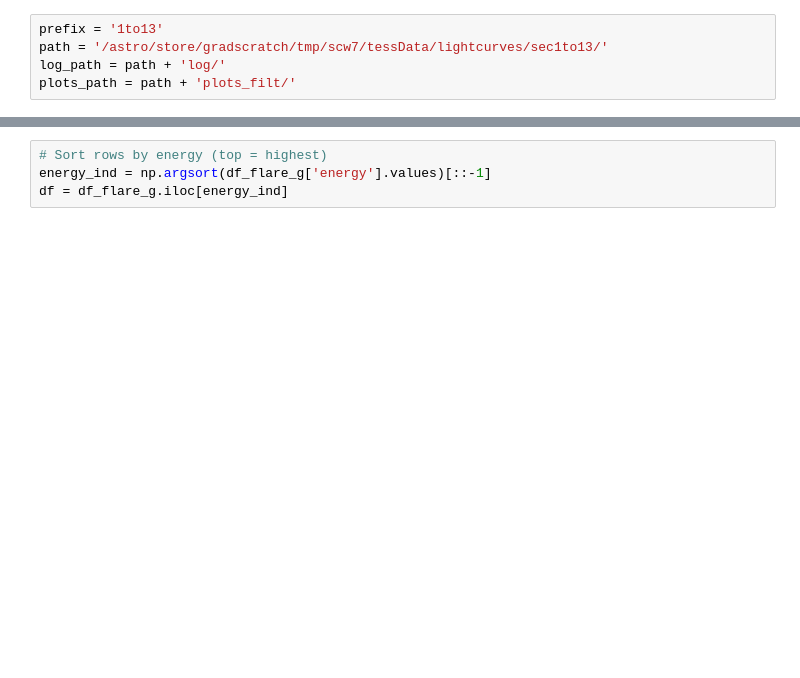
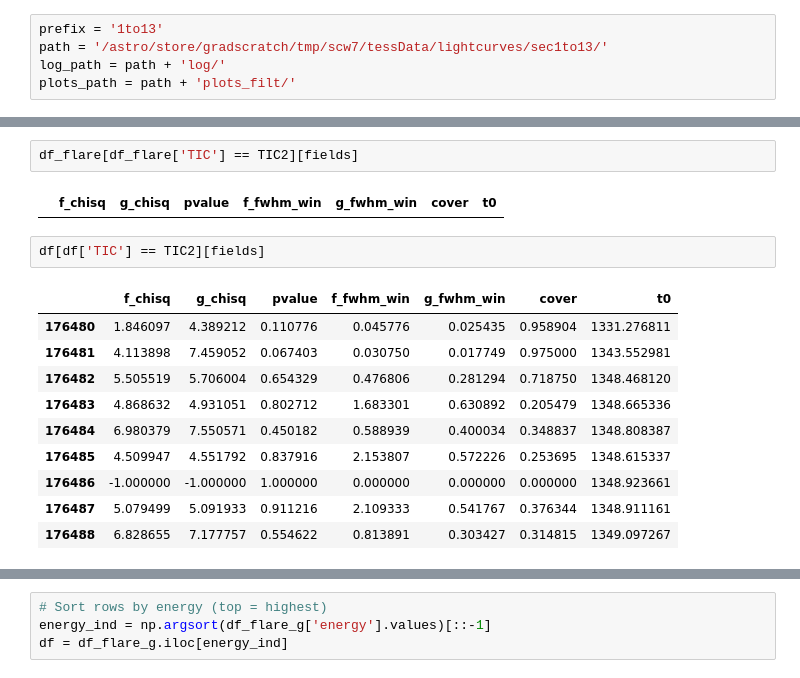
Before and after one commit to spencerw/tess_flare, a Jupyter notebook: flareStats1to13.ipynb, the cells around one changed output, grey strips where cells are left out. Saved outputs shown, nothing was run; the diff lists cells and outputs as text; blank space fills up the shorter version.

```diff
--- a/flareStats1to13.ipynb
+++ b/flareStats1to13.ipynb
@@ -42,0 +60,17 @@ df_flare[df_flare['TIC'] == TIC1][['f_chisq', 'g_chisq']]
+# %%
+df_flare[df_flare['TIC'] == TIC2][fields]
+# %% [output]
+|  | f_chisq | g_chisq | pvalue | f_fwhm_win | g_fwhm_win | cover | t0 |
+# %%
+df[df['TIC'] == TIC2][fields]
+# %% [output]
+|  | f_chisq | g_chisq | pvalue | f_fwhm_win | g_fwhm_win | cover | t0 |
+| 176480 | 1.846097 | 4.389212 | 0.110776 | 0.045776 | 0.025435 | 0.958904 | 1331.276811 |
+| 176481 | 4.113898 | 7.459052 | 0.067403 | 0.030750 | 0.017749 | 0.975000 | 1343.552981 |
+| 176482 | 5.505519 | 5.706004 | 0.654329 | 0.476806 | 0.281294 | 0.718750 | 1348.468120 |
+| 176483 | 4.868632 | 4.931051 | 0.802712 | 1.683301 | 0.630892 | 0.205479 | 1348.665336 |
+| 176484 | 6.980379 | 7.550571 | 0.450182 | 0.588939 | 0.400034 | 0.348837 | 1348.808387 |
+| 176485 | 4.509947 | 4.551792 | 0.837916 | 2.153807 | 0.572226 | 0.253695 | 1348.615337 |
+| 176486 | -1.000000 | -1.000000 | 1.000000 | 0.000000 | 0.000000 | 0.000000 | 1348.923661 |
+| 176487 | 5.079499 | 5.091933 | 0.911216 | 2.109333 | 0.541767 | 0.376344 | 1348.911161 |
+| 176488 | 6.828655 | 7.177757 | 0.554622 | 0.813891 | 0.303427 | 0.314815 | 1349.097267 |
```
Also changed, not shown: parts of 18 cells of this notebook, 1 other file.
